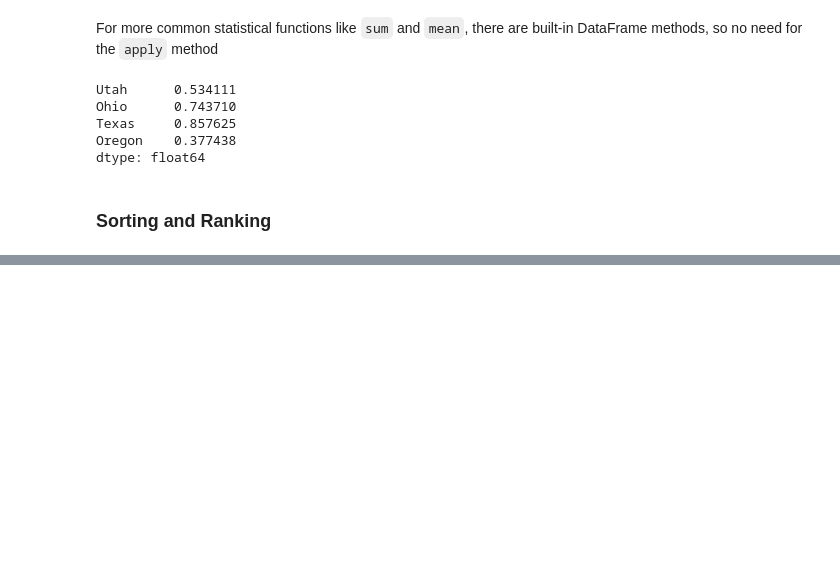
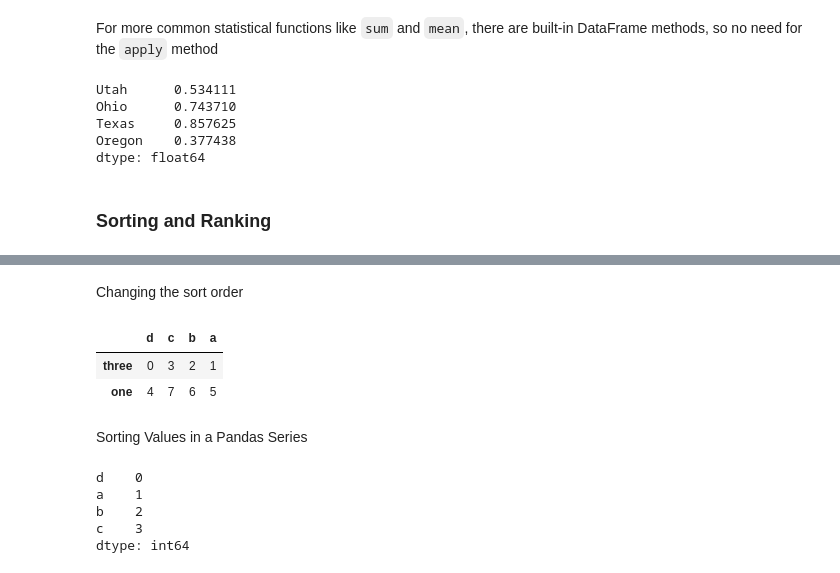
Before and after one commit to segoldma/python-errata, a Jupyter notebook: python_for_data_analysis.ipynb, the cells around one changed output, grey strips where cells are left out. Saved outputs shown, nothing was run; the diff lists cells and outputs as text; code cells hidden in the pictures; blank space fills up the shorter version.

Commit message:
adding sorting

```diff
--- a/python_for_data_analysis.ipynb
+++ b/python_for_data_analysis.ipynb
@@ -1244,0 +1303,18 @@ dtype: float64
+# %% [markdown]
+Changing the sort order
+# %%
+df.sort_index(axis=1, ascending = False)
+# %% [output]
+|  | d | c | b | a |
+| three | 0 | 3 | 2 | 1 |
+| one | 4 | 7 | 6 | 5 |
+# %% [markdown]
+Sorting Values in a Pandas Series
+# %%
+obj.sort_values()
+# %% [output]
+d    0
+a    1
+b    2
+c    3
+dtype: int64
```
Also changed, not shown: parts of 29 cells of this notebook.
